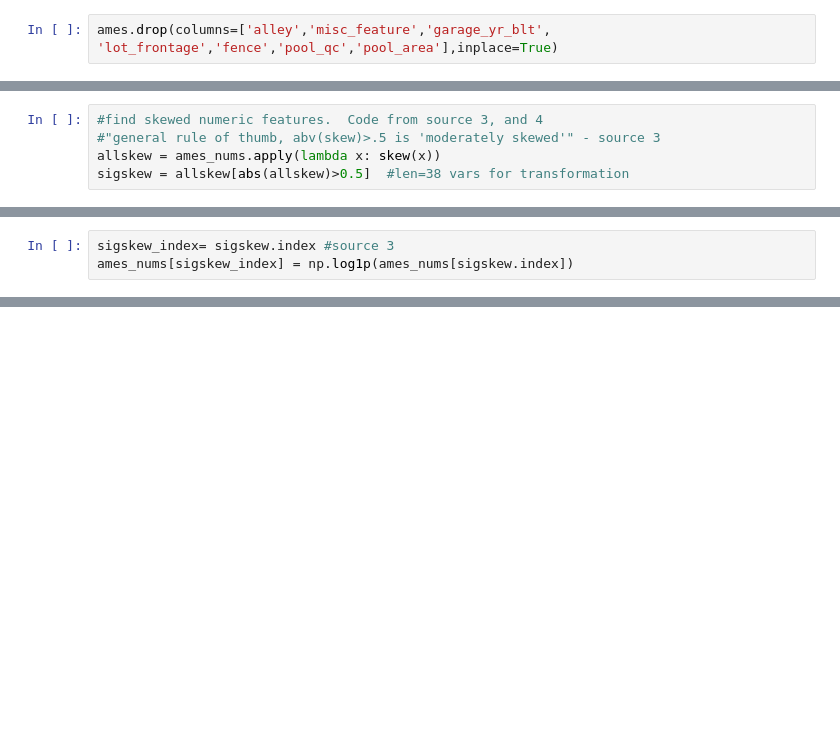
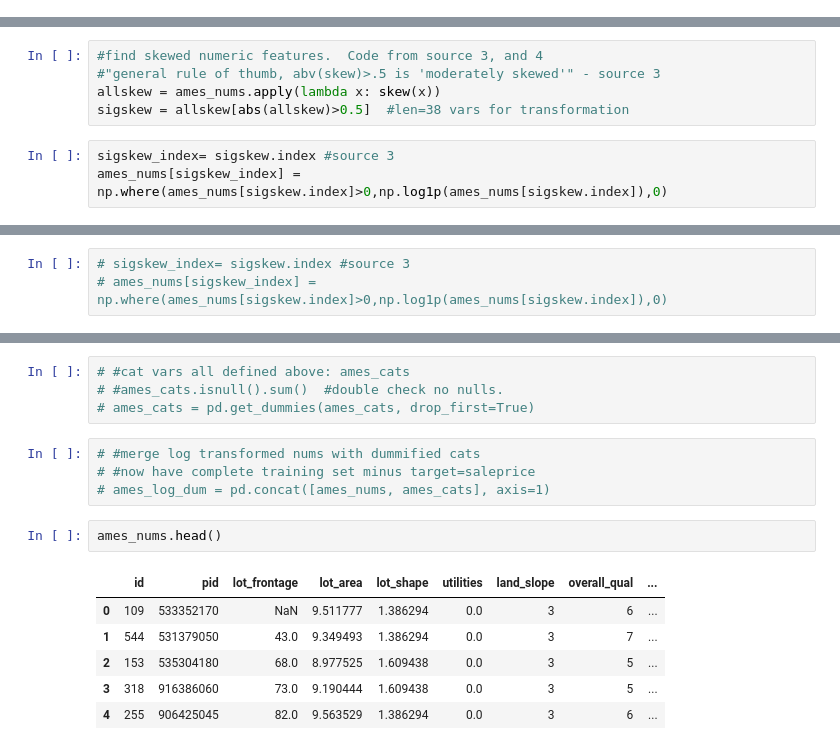
Before and after one commit to welcometohelen/firstkaggle_ames_housing, a Jupyter notebook: Project_2_firstmodel.ipynb, the cells around one changed output, grey strips where cells are left out. Drawn from its saved outputs; the diff is of its cells as text; blank space fills up the shorter version.

```diff
--- a/Project_2_firstmodel.ipynb
+++ b/Project_2_firstmodel.ipynb
@@ -287,3 +269 @@ questionables.corr()
-# %%
-ames.drop(columns=['alley','misc_feature','garage_yr_blt', 'lot_frontage','fence','pool_qc','pool_area'],inplace=True)
 # %% [markdown]
@@ -376,3 +330,6 @@ ames_cats= ames[categoriguys]
 #"general rule of thumb, abv(skew)>.5 is 'moderately skewed'" - source 3
 allskew = ames_nums.apply(lambda x: skew(x))
 sigskew = allskew[abs(allskew)>0.5]  #len=38 vars for transformation
+# %%
+sigskew_index= sigskew.index #source 3
+ames_nums[sigskew_index] = np.where(ames_nums[sigskew.index]>0,np.log1p(ames_nums[sigskew.index]),0)
@@ -384,3 +474,3 @@ y = ames['saleprice']
 # %%
-sigskew_index= sigskew.index #source 3
-ames_nums[sigskew_index] = np.log1p(ames_nums[sigskew.index])
+# sigskew_index= sigskew.index #source 3
+# ames_nums[sigskew_index] = np.where(ames_nums[sigskew.index]>0,np.log1p(ames_nums[sigskew.index]),0)
@@ -386,0 +480,17 @@ ames_nums[sigskew_index] = np.log1p(ames_nums[sigskew.index])
+# %%
+# #cat vars all defined above: ames_cats
+# #ames_cats.isnull().sum()  #double check no nulls.
+# ames_cats = pd.get_dummies(ames_cats, drop_first=True)
+# %%
+# #merge log transformed nums with dummified cats
+# #now have complete training set minus target=saleprice
+# ames_log_dum = pd.concat([ames_nums, ames_cats], axis=1)
+# %%
+ames_nums.head()
+# %% [output]
+|  | id | pid | lot_frontage | lot_area | lot_shape | utilities | land_slope | overall_qual | ... |
+| 0 | 109 | 533352170 | NaN | 9.511777 | 1.386294 | 0.0 | 3 | 6 | ... |
+| 1 | 544 | 531379050 | 43.0 | 9.349493 | 1.386294 | 0.0 | 3 | 7 | ... |
+| 2 | 153 | 535304180 | 68.0 | 8.977525 | 1.609438 | 0.0 | 3 | 5 | ... |
+| 3 | 318 | 916386060 | 73.0 | 9.190444 | 1.609438 | 0.0 | 3 | 5 | ... |
+| 4 | 255 | 906425045 | 82.0 | 9.563529 | 1.386294 | 0.0 | 3 | 6 | ... |
```
Also changed, not shown: parts of 42 cells of this notebook.
